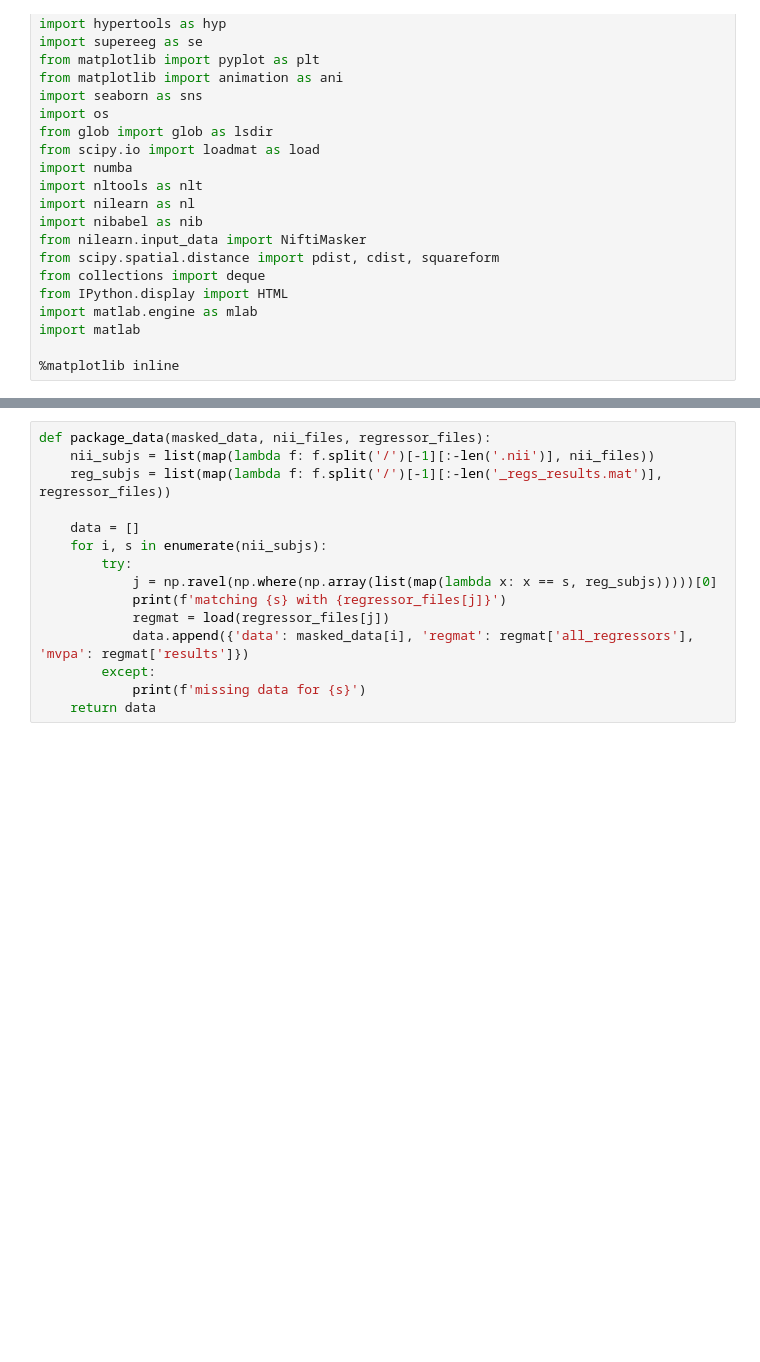
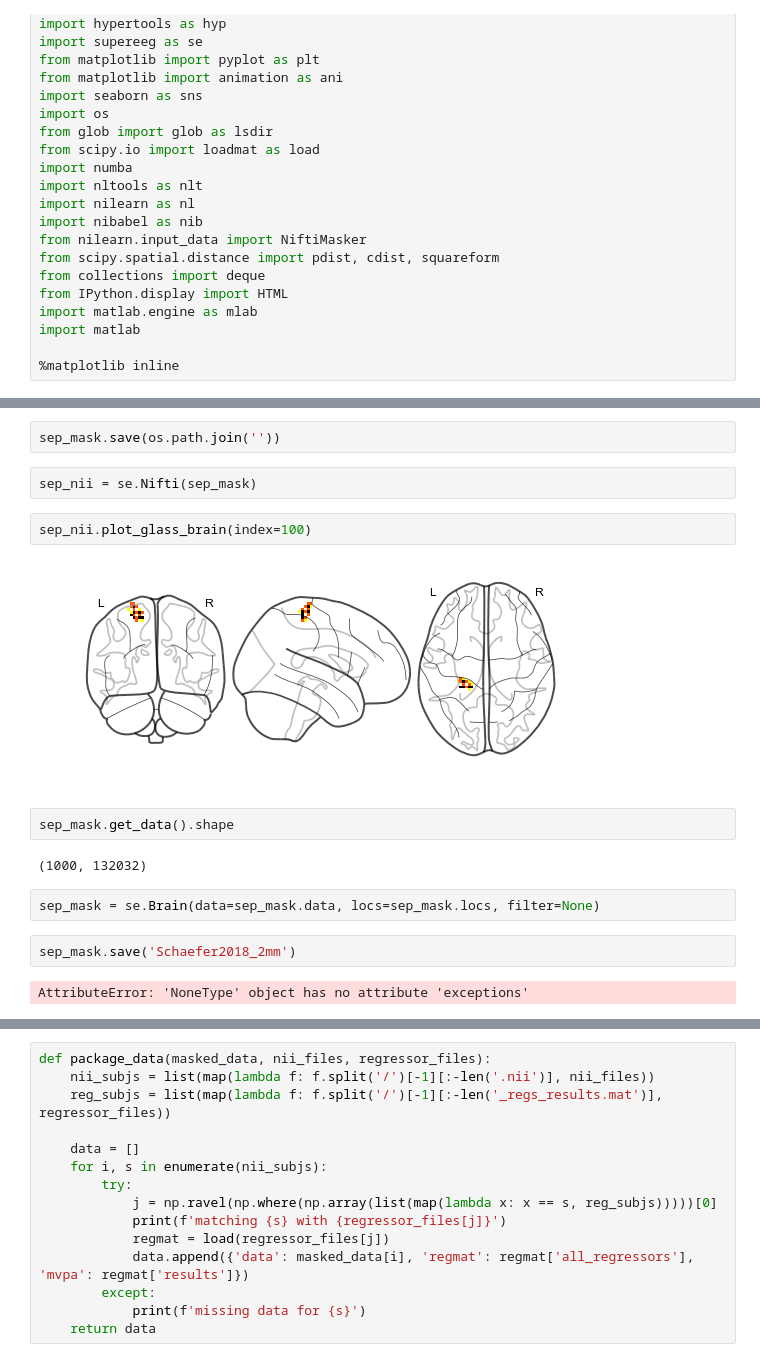
Before and after one commit to ContextLab/directed-forgetting-network-dynamics, a Jupyter notebook: code/network_analyses.ipynb, the cells around one changed output, grey strips where cells are left out. Cells and saved outputs as stored; diff of their text form; blank space fills up the shorter version.

```diff
--- a/code/network_analyses.ipynb
+++ b/code/network_analyses.ipynb
@@ -58,0 +109,18 @@ def plot_cluster_centers(mask, node_color='k', node_size=10, **kwargs):
+# %%
+sep_mask.save(os.path.join(''))
+# %%
+sep_nii = se.Nifti(sep_mask)
+# %%
+sep_nii.plot_glass_brain(index=100)
+# %% [output]
+[figure, added]
+# %%
+sep_mask.get_data().shape
+# %% [output]
+(1000, 132032)
+# %%
+sep_mask = se.Brain(data=sep_mask.data, locs=sep_mask.locs, filter=None)
+# %%
+sep_mask.save('Schaefer2018_2mm')
+# %% [output]
+AttributeError: 'NoneType' object has no attribute 'exceptions'
```
Also changed, not shown: parts of 20 cells of this notebook, 2 other files.
